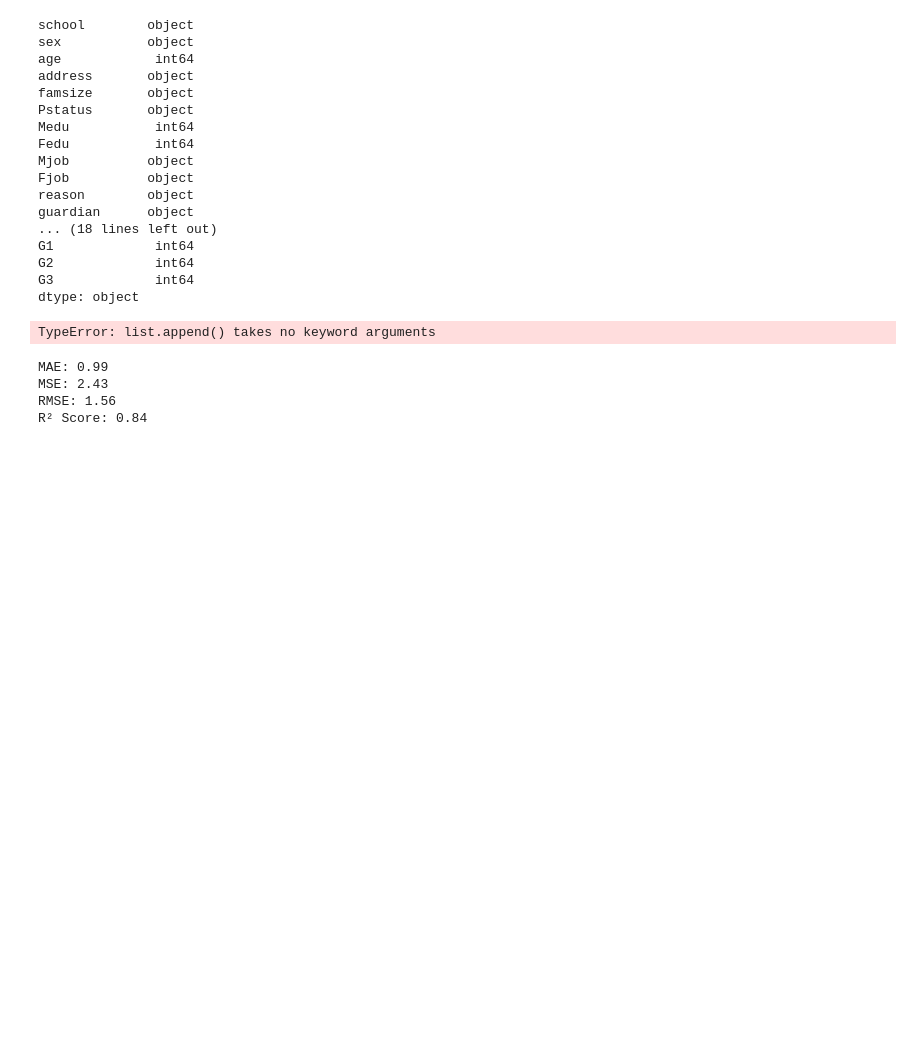
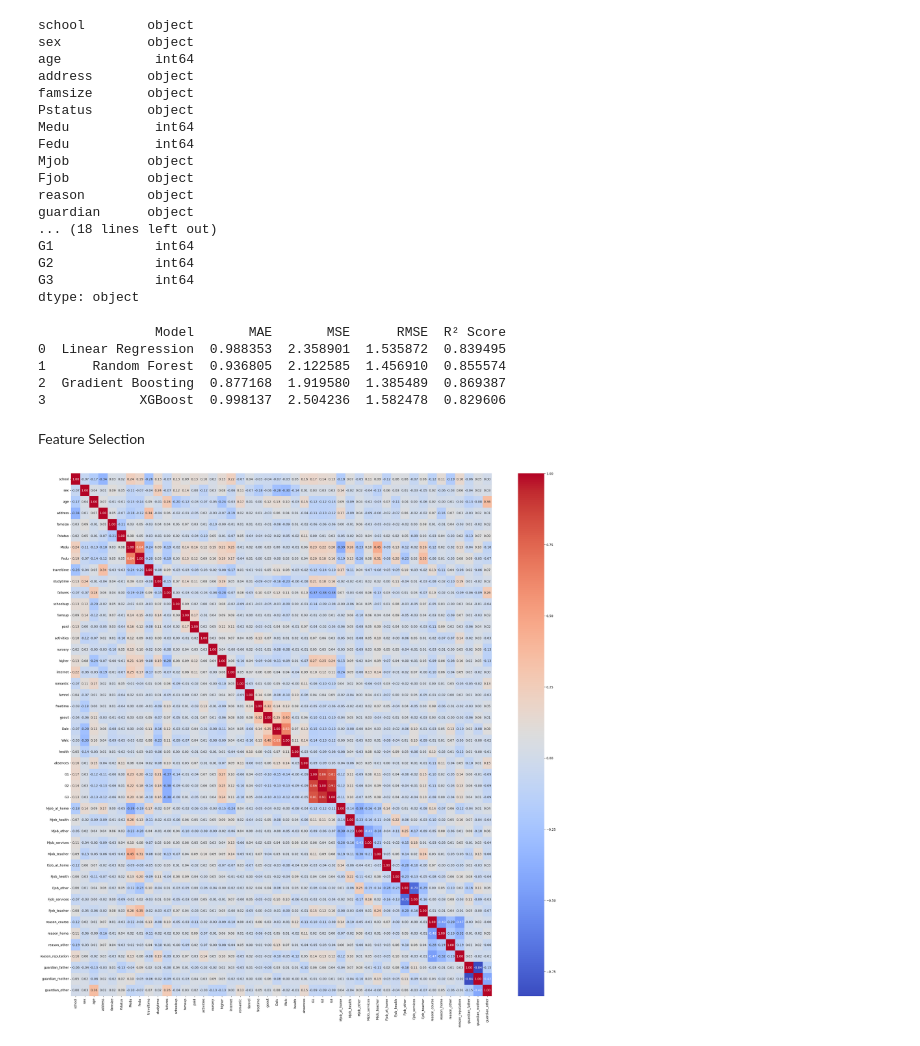
Before and after one commit to kelvinadaisky/Student-Performance-Prediciton, a Jupyter notebook: StudentPerfomanceRegression.ipynb, the cells around one changed output. Drawn from its saved outputs; the diff is of its cells as text; code cells hidden in the pictures; blank space fills up the shorter version.

```diff
--- a/StudentPerfomanceRegression.ipynb
+++ b/StudentPerfomanceRegression.ipynb
@@ -101,27 +100,24 @@ X_train, X_test, y_train, y_test = train_test_split(X, y, test_size=0.3, random_
 # %%
-# Define models to be tested
 models = {
     "Linear Regression": LinearRegression(),
     "Random Forest": RandomForestRegressor(),
-    "Gradient Boosting": GradientBoostingRegressor()
+    "Gradient Boosting": GradientBoostingRegressor(),
+    "XGBoost": xgb.XGBRegressor()
+
 }
 
 
-# Initialize a list to store results
 results_list = []
 
 for model_name, model in models.items():
 
-    # Use cross-validation to get predicted values
-    y_pred = cross_val_predict(model, X_train, y_train, cv=5)
+    y_pred = cross_val_predict(model, X_train, y_train, cv=10)
 
-    # Calculate MAE, MSE, RMSE, and R² for cross-validation predictions
     mae = mean_absolute_error(y_train, y_pred)
     mse = mean_squared_error(y_train, y_pred)
     rmse = np.sqrt(mse)
     r2 = r2_score(y_train, y_pred)
 
-    # Append results to the DataFrame
     results_list.append({
     "Model": model_name,
     "MAE": mae,
@@ -130,15 +126,20 @@ for model_name, model in models.items():
     "R² Score": r2
     })
 
-# Convert the results list into a DataFrame
 results = pd.DataFrame(results_list)
-# %% [output]
-TypeError: list.append() takes no keyword arguments
-# %%
-# Display results
-print(results)
-# %% [output]
-MAE: 0.99
-MSE: 2.43
-RMSE: 1.56
-R² Score: 0.84
+# %%
+print(results)
+# %% [output]
+               Model       MAE       MSE      RMSE  R² Score
+0  Linear Regression  0.988353  2.358901  1.535872  0.839495
+1      Random Forest  0.936805  2.122585  1.456910  0.855574
+2  Gradient Boosting  0.877168  1.919580  1.385489  0.869387
+3            XGBoost  0.998137  2.504236  1.582478  0.829606
+# %% [markdown]
+Feature Selection
+# %%
+plt.figure(figsize=(30, 30))
+sns.heatmap(data.corr(), annot=True, cmap="coolwarm", fmt=".2f")
+plt.show()
+# %% [output]
+[figure, added]
```
Also changed, not shown: parts of 10 cells of this notebook, 1 other file.
